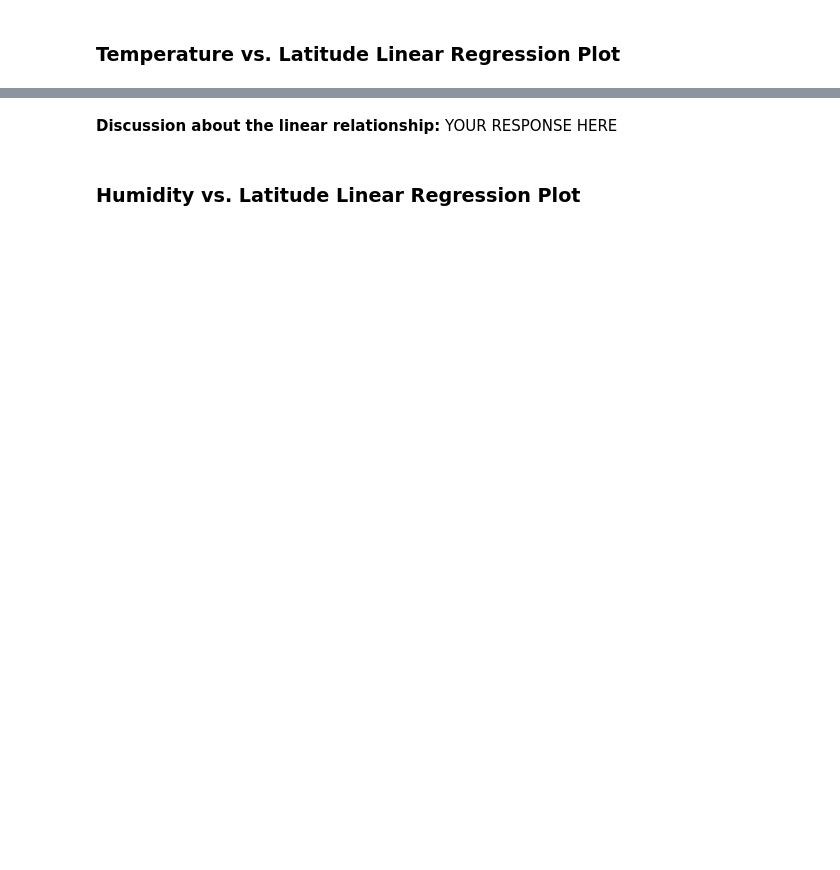
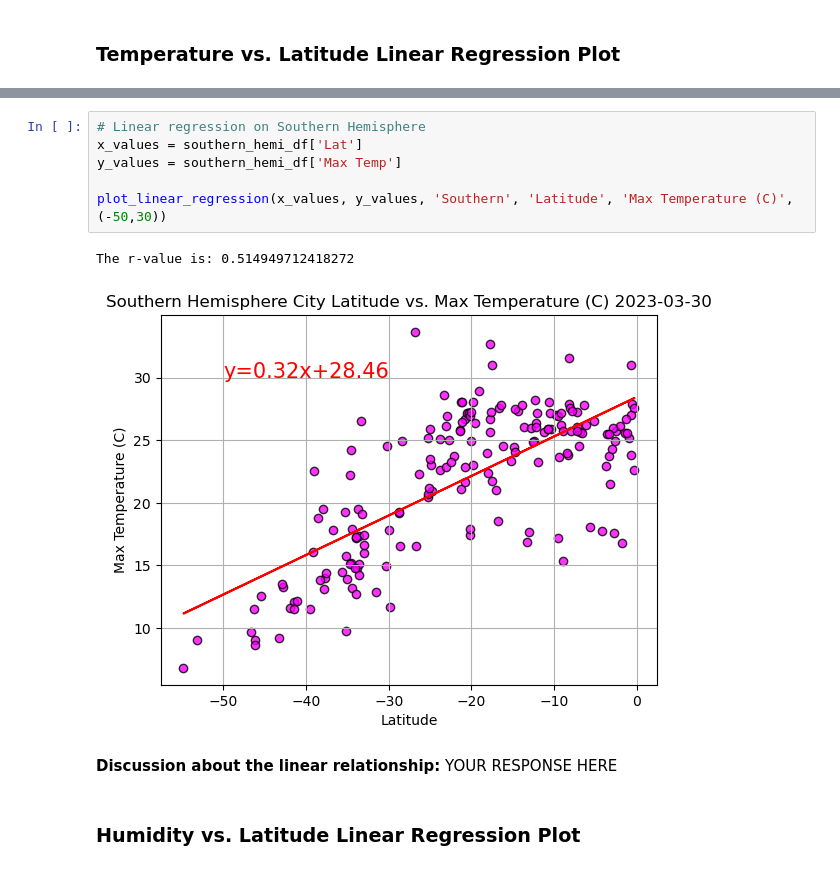
Before and after one commit to Rstevens318/python-api-challenge, a Jupyter notebook: WeatherPy/WeatherPy.ipynb, the cells around one changed output, grey strips where cells are left out. Cells and saved outputs as stored; diff of their text form; blank space fills up the shorter version.

```diff
--- a/WeatherPy/WeatherPy.ipynb
+++ b/WeatherPy/WeatherPy.ipynb
@@ -357,3 +341,12 @@ ValueError: x and y must have same first dimension, but have shapes (190,) and (
+# %%
+# Linear regression on Southern Hemisphere
+x_values = southern_hemi_df['Lat']
+y_values = southern_hemi_df['Max Temp']
+
+plot_linear_regression(x_values, y_values, 'Southern', 'Latitude', 'Max Temperature (C)',(-50,30))
+# %% [output]
+The r-value is: 0.514949712418272
+[figure, added]
 # %% [markdown]
 **Discussion about the linear relationship:** YOUR RESPONSE HERE
 # %% [markdown]
```
Also changed, not shown: parts of 28 cells of this notebook, 5 other files.
